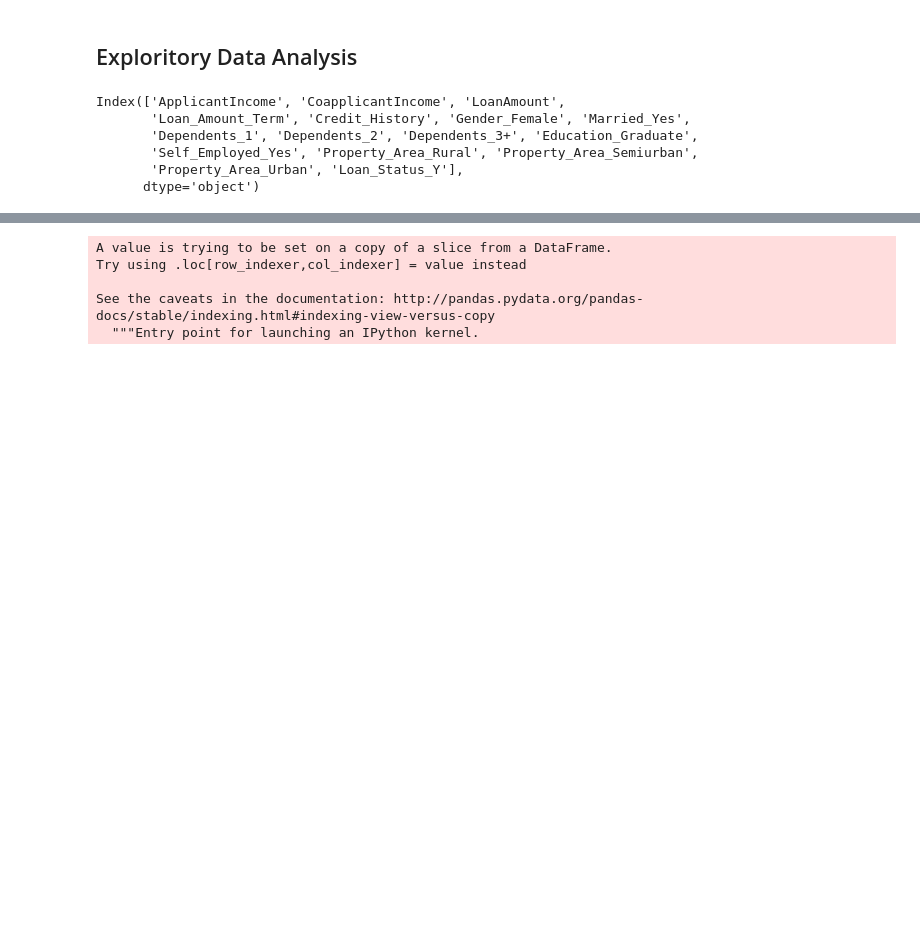
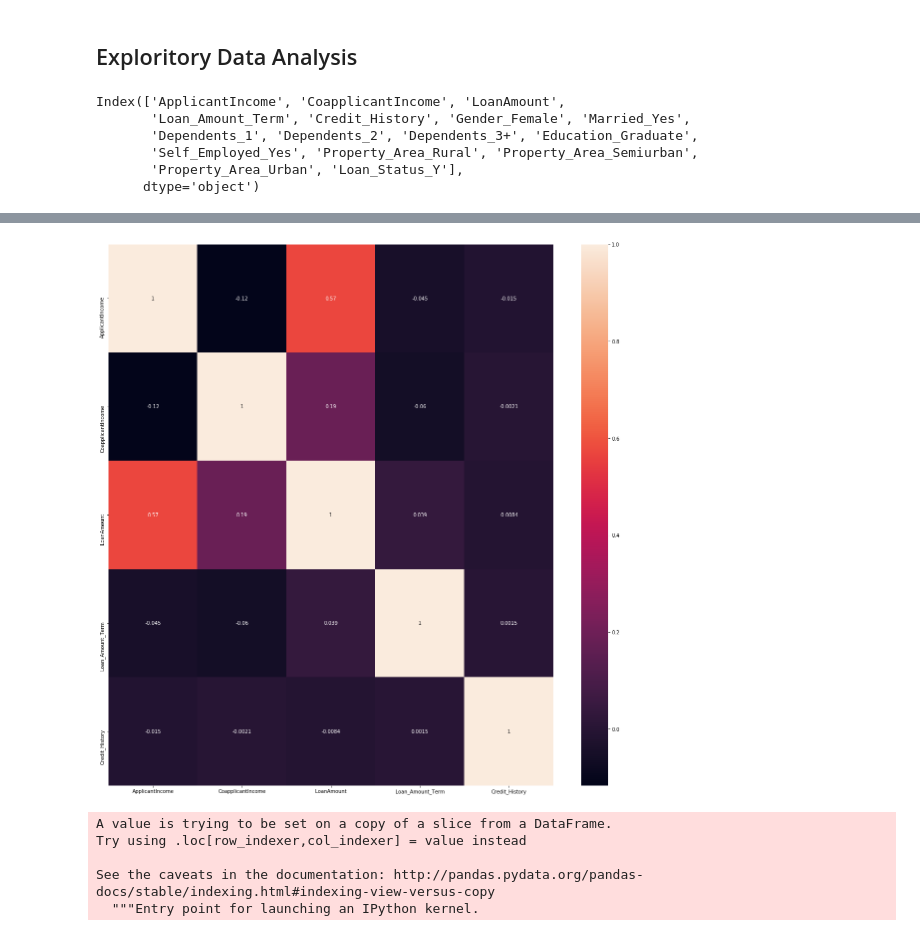
Before and after one commit to TerraJRiley/Loan_Prediction, a Jupyter notebook: Loan_Predictor.ipynb, the cells around one changed output, grey strips where cells are left out. Cells and saved outputs as stored; diff of their text form; code cells hidden in the pictures; blank space fills up the shorter version.

```diff
--- a/Loan_Predictor.ipynb
+++ b/Loan_Predictor.ipynb
@@ -172,0 +174,10 @@ def drop_percent(df):
+# %%
+#['Coapplicant_Present']
+def
+train_df_raw.map(lambda x: x)
+def map_function(row):
+    if row > 0:
+        return 0
+    else:
+        return 1
+train_df['Coapplicant_Present'] = df['column_old'].map(lambda x: map_function(x))
@@ -235,2 +204,0 @@ Name: Credit_History, dtype: int64
-# %%
-train_df = train_df.dropna()
@@ -270,3 +219,0 @@ Name: Loan_Status_Y, dtype: float64
-# %%
-fig, ax = plt.subplots(figsize=(20,20))
-sns.heatmap(train_df.corr(), annot=True)
@@ -275,0 +220,8 @@ sns.heatmap(train_df.corr(), annot=True)
+# %%
+# EDA Functions
+def list_corrs(df, target):
+    return df.corr().sort_values([str(target)])[str(target)]
+def heatmap_correlations(df, size = 20):
+    fig, ax = plt.subplots(figsize=(size,size))
+    sns.heatmap(df.corr(), annot=True)
+    return
@@ -276,3 +249,7 @@ sns.heatmap(train_df.corr(), annot=True)
+# %%
+heatmap_correlations(train_df)
+# %% [output]
+[figure, added]
 # %%
 train_df['LoanAmount'] = train_df['LoanAmount'].map(lambda x: int(x))
 #df.column = df.column.map(lambda x: float(x.replace(',','.')))
```
Also changed, not shown: parts of 36 cells of this notebook.
